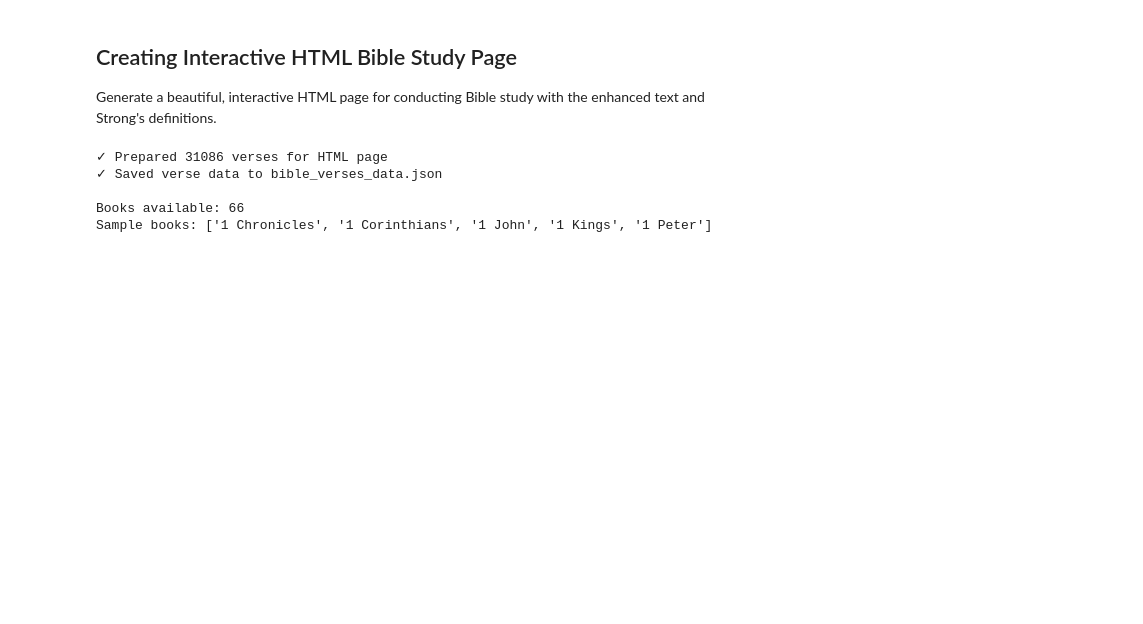
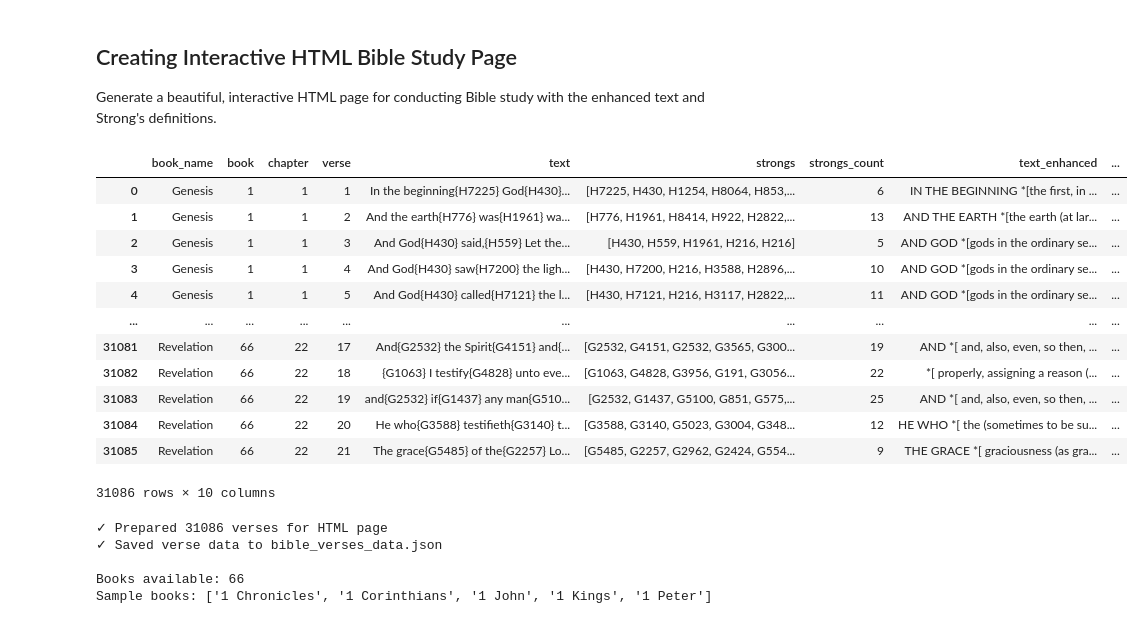
Before and after one commit to TylerGobleLTGAnalytics/strongsBibleConcordence, a Jupyter notebook: parse_asvs.ipynb, the cells around one changed output. Saved outputs shown, nothing was run; the diff lists cells and outputs as text; code cells hidden in the pictures; blank space fills up the shorter version.

```diff
--- a/parse_asvs.ipynb
+++ b/parse_asvs.ipynb
@@ -995,6 +1053,22 @@ First 3 rows (showing key columns):
 ## Creating Interactive HTML Bible Study Page
 
 Generate a beautiful, interactive HTML page for conducting Bible study with the enhanced text and Strong's definitions.
+# %%
+df_strongs_enhanced
+# %% [output]
+|  | book_name | book | chapter | verse | text | strongs | strongs_count | text_enhanced | ... |
+| 0 | Genesis | 1 | 1 | 1 | In the beginning{H7225} God{H430}... | [H7225, H430, H1254, H8064, H853,... | 6 | IN THE BEGINNING *[the first, in ... | ... |
+| 1 | Genesis | 1 | 1 | 2 | And the earth{H776} was{H1961} wa... | [H776, H1961, H8414, H922, H2822,... | 13 | AND THE EARTH *[the earth (at lar... | ... |
+| 2 | Genesis | 1 | 1 | 3 | And God{H430} said,{H559} Let the... | [H430, H559, H1961, H216, H216] | 5 | AND GOD *[gods in the ordinary se... | ... |
+| 3 | Genesis | 1 | 1 | 4 | And God{H430} saw{H7200} the ligh... | [H430, H7200, H216, H3588, H2896,... | 10 | AND GOD *[gods in the ordinary se... | ... |
+| 4 | Genesis | 1 | 1 | 5 | And God{H430} called{H7121} the l... | [H430, H7121, H216, H3117, H2822,... | 11 | AND GOD *[gods in the ordinary se... | ... |
+| ... | ... | ... | ... | ... | ... | ... | ... | ... | ... |
+| 31081 | Revelation | 66 | 22 | 17 | And{G2532} the Spirit{G4151} and{... | [G2532, G4151, G2532, G3565, G300... | 19 | AND *[ and, also, even, so then, ... | ... |
+| 31082 | Revelation | 66 | 22 | 18 | {G1063} I testify{G4828} unto eve... | [G1063, G4828, G3956, G191, G3056... | 22 | *[ properly, assigning a reason (... | ... |
+| 31083 | Revelation | 66 | 22 | 19 | and{G2532} if{G1437} any man{G510... | [G2532, G1437, G5100, G851, G575,... | 25 | AND *[ and, also, even, so then, ... | ... |
+| 31084 | Revelation | 66 | 22 | 20 | He who{G3588} testifieth{G3140} t... | [G3588, G3140, G5023, G3004, G348... | 12 | HE WHO *[ the (sometimes to be su... | ... |
+| 31085 | Revelation | 66 | 22 | 21 | The grace{G5485} of the{G2257} Lo... | [G5485, G2257, G2962, G2424, G554... | 9 | THE GRACE *[ graciousness (as gra... | ... |
+31086 rows × 10 columns
 # %%
 # Convert the enhanced DataFrame to JSON format for use in the HTML page
 # This will allow JavaScript to access all the verse data
```
Also changed, not shown: parts of 4 cells of this notebook, 4 other files.
